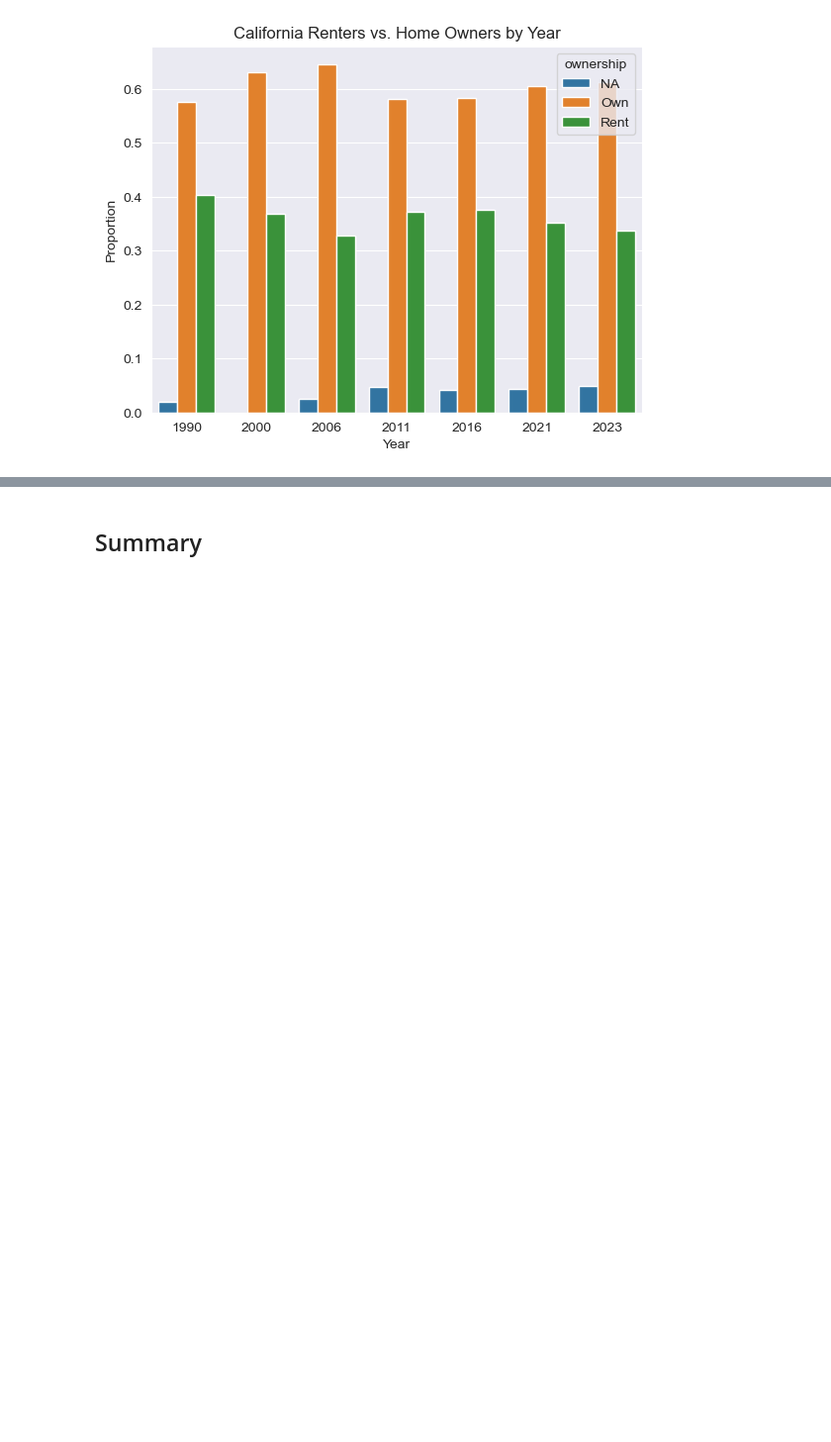
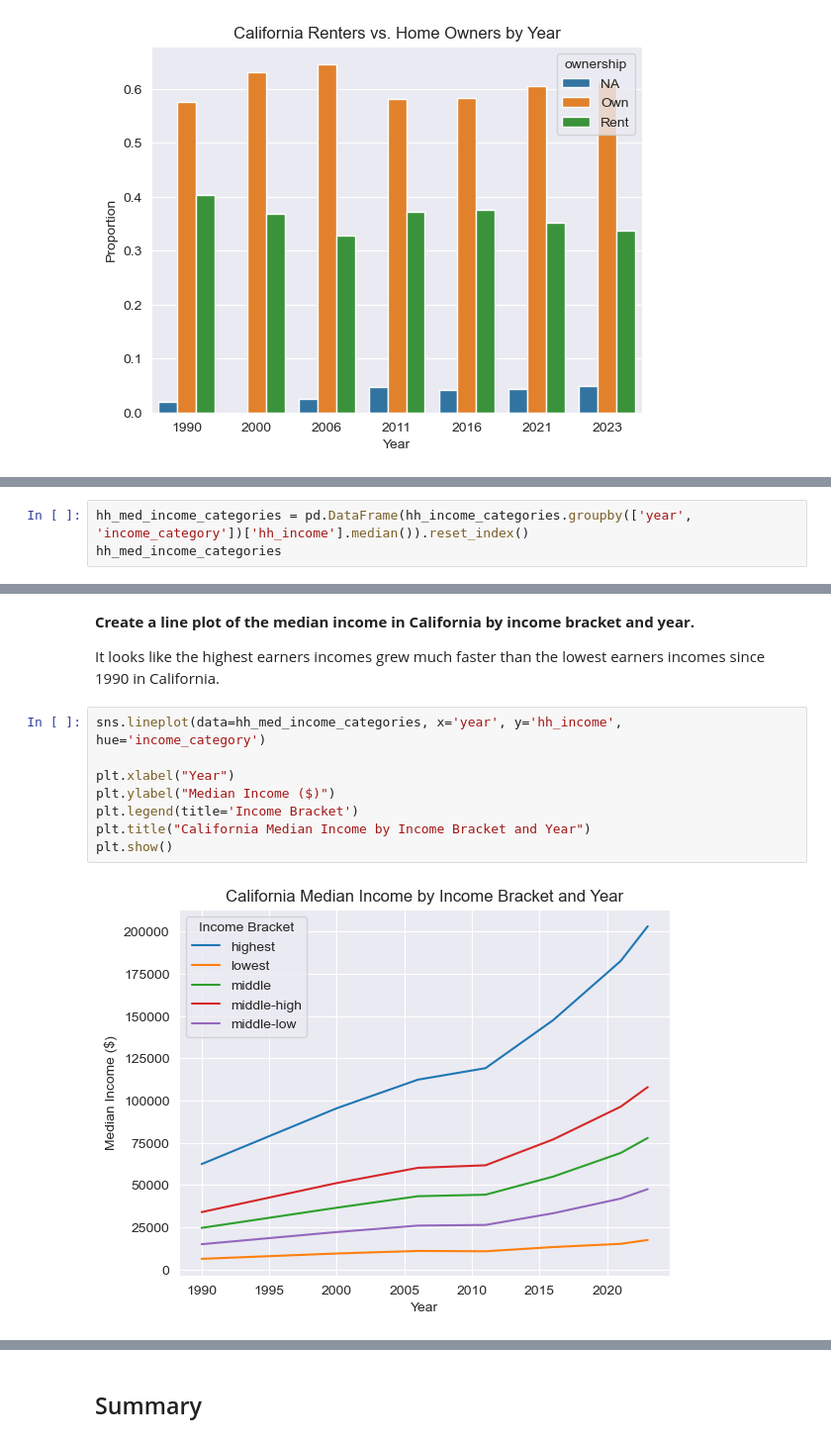
Before and after one commit to dpc43/Data271Project, a Jupyter notebook: Final_Project_Main_HC.ipynb, the cells around one changed output, grey strips where cells are left out. Shown at 99% size. Drawn from its saved outputs; the diff is of its cells as text; blank space fills up the shorter version.

```diff
--- a/Final_Project_Main_HC.ipynb
+++ b/Final_Project_Main_HC.ipynb
@@ -837,0 +898,3 @@ plt.show()
+# %%
+hh_med_income_categories = pd.DataFrame(hh_income_categories.groupby(['year', 'income_category'])['hh_income'].median()).reset_index()
+hh_med_income_categories
@@ -837,0 +919,14 @@ plt.show()
+# %% [markdown]
+**Create a line plot of the median income in California by income bracket and year.**
+
+It looks like the highest earners incomes grew much faster than the lowest earners incomes since 1990 in California.
+# %%
+sns.lineplot(data=hh_med_income_categories, x='year', y='hh_income', hue='income_category')
+
+plt.xlabel("Year")
+plt.ylabel("Median Income ($)")
+plt.legend(title='Income Bracket')
+plt.title("California Median Income by Income Bracket and Year")
+plt.show()
+# %% [output]
+[figure, added]
```
Also changed, not shown: parts of 6 cells of this notebook.
